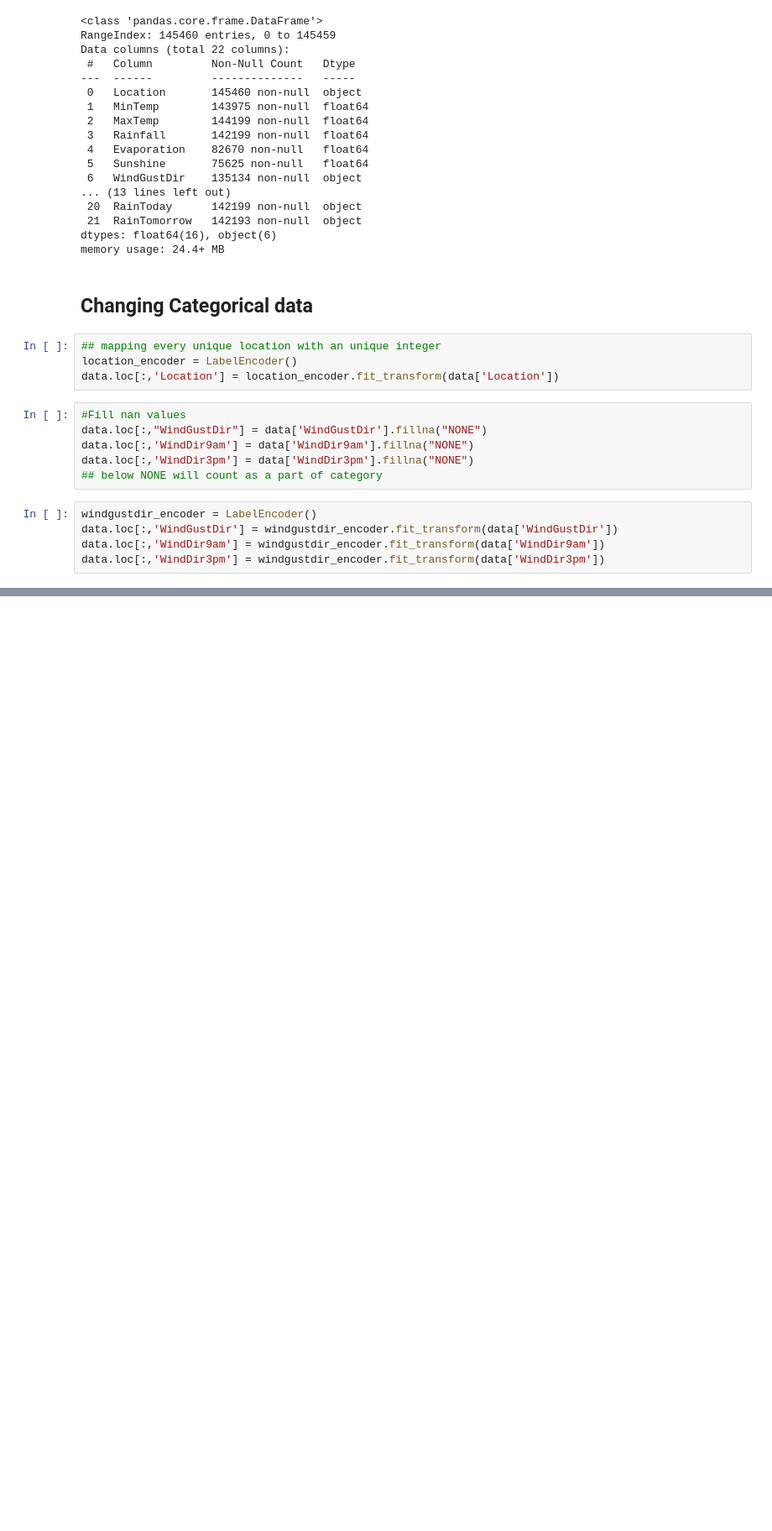
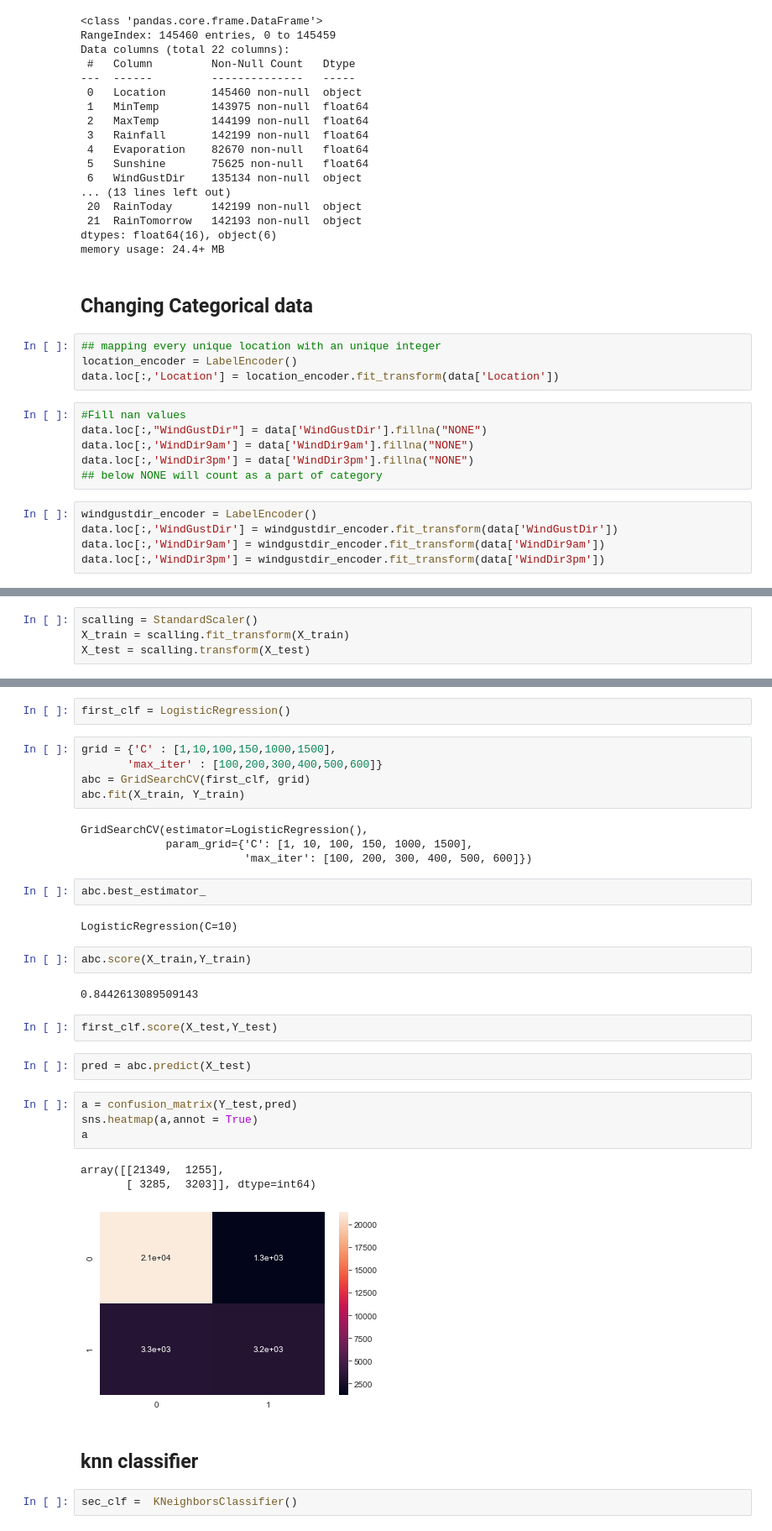
Before and after one commit to goyalanant/Rainfall_detection, a Jupyter notebook: analysis_notebook.ipynb, the cells around one changed output, grey strips where cells are left out. Shown at 84% size. Cells and saved outputs as stored; diff of their text form; blank space fills up the shorter version.

```diff
--- a/analysis_notebook.ipynb
+++ b/analysis_notebook.ipynb
@@ -103,0 +125,4 @@ memory usage: 21.1 MB
+# %%
+scalling = StandardScaler()
+X_train = scalling.fit_transform(X_train)
+X_test = scalling.transform(X_test)
@@ -103,0 +135,35 @@ memory usage: 21.1 MB
+# %%
+first_clf = LogisticRegression()
+# %%
+grid = {'C' : [1,10,100,150,1000,1500],
+       'max_iter' : [100,200,300,400,500,600]}
+abc = GridSearchCV(first_clf, grid)
+abc.fit(X_train, Y_train)
+# %% [output]
+GridSearchCV(estimator=LogisticRegression(),
+             param_grid={'C': [1, 10, 100, 150, 1000, 1500],
+                         'max_iter': [100, 200, 300, 400, 500, 600]})
+# %%
+abc.best_estimator_
+# %% [output]
+LogisticRegression(C=10)
+# %%
+abc.score(X_train,Y_train)
+# %% [output]
+0.8442613089509143
+# %%
+first_clf.score(X_test,Y_test)
+# %%
+pred = abc.predict(X_test)
+# %%
+a = confusion_matrix(Y_test,pred)
+sns.heatmap(a,annot = True)
+a
+# %% [output]
+array([[21349,  1255],
+       [ 3285,  3203]], dtype=int64)
+[figure, added]
+# %% [markdown]
+## knn classifier
+# %%
+sec_clf =  KNeighborsClassifier()
```
Also changed, not shown: parts of 35 cells of this notebook.
